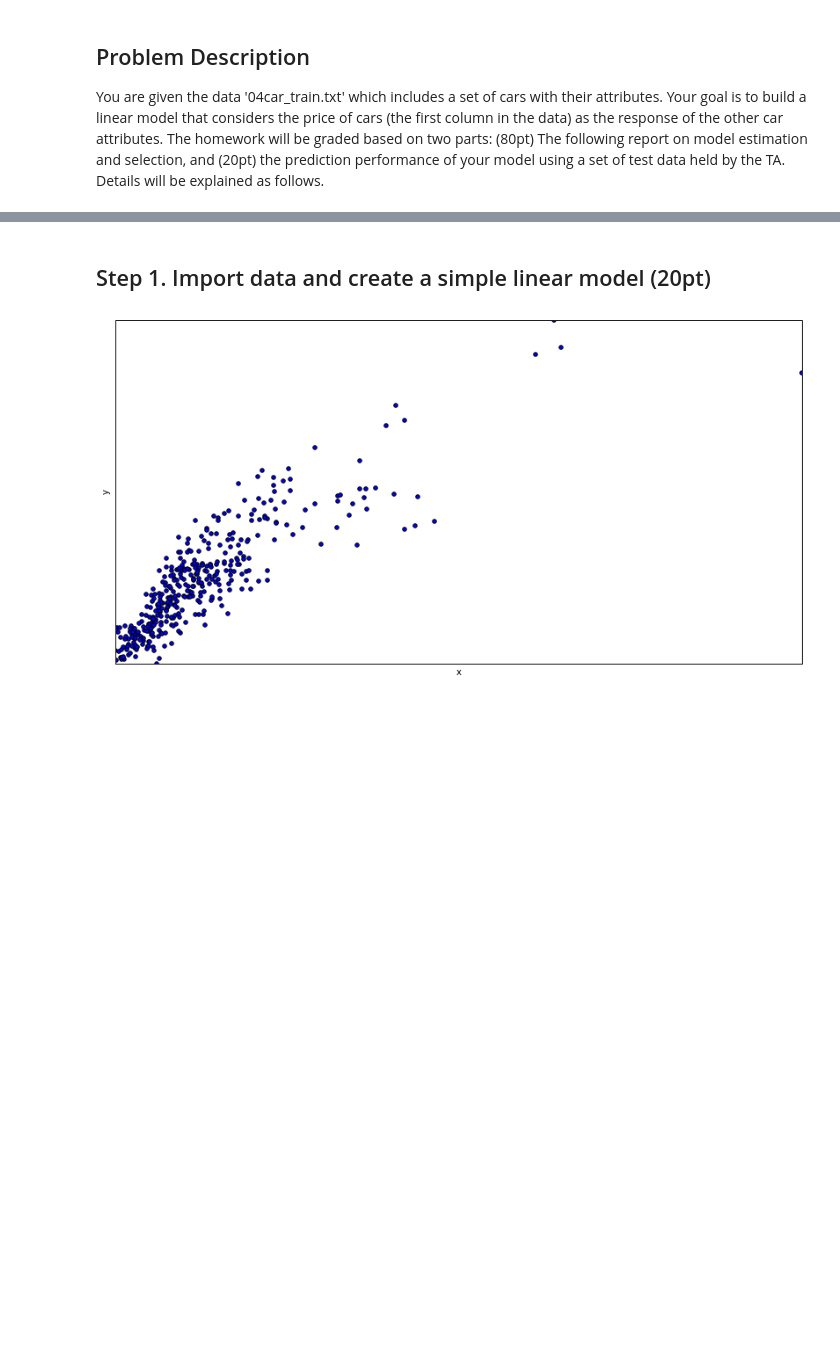
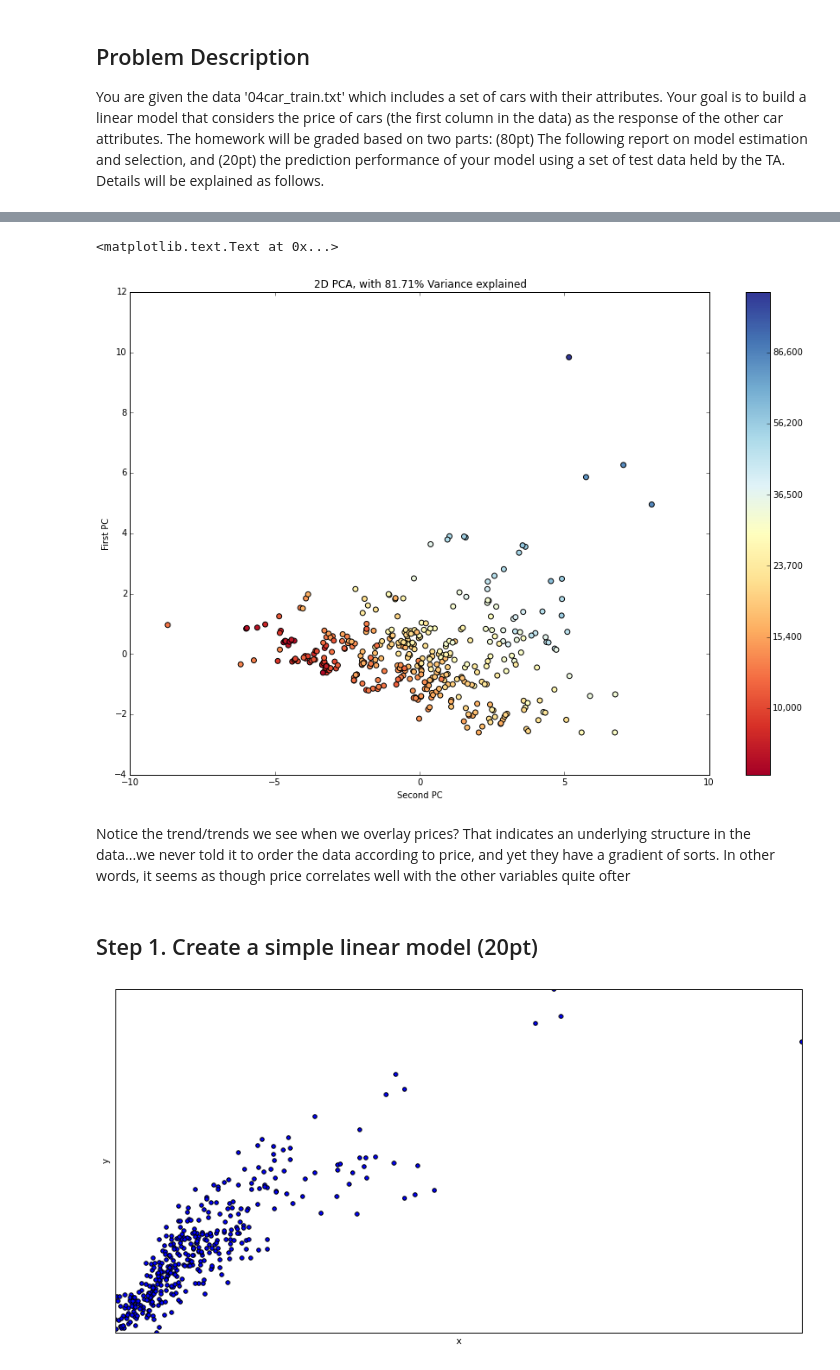
Before and after one commit to rtbs-dev/F15_MAE301, a Jupyter notebook: MAE301HW5_Student.ipynb, the cells around one changed output, grey strips where cells are left out. Saved outputs shown, nothing was run; the diff lists cells and outputs as text; code cells hidden in the pictures; blank space fills up the shorter version.

Commit message:
PCA plot and intro for HW5

```diff
--- a/MAE301HW5_Student.ipynb
+++ b/MAE301HW5_Student.ipynb
@@ -11,3 +46,28 @@ Perform PCA on attributes and plot out all cars on the plan of PC1 and PC2. Tag
+# %%
+from sklearn.decomposition import TruncatedSVD
+
+pca = TruncatedSVD(n_components=2)
+X_pca = pca.fit_transform(data_scaled) # Projects data into 2-dimensions, using the two highest PCs
+
+from matplotlib.colors import LogNorm # use a logscale for better visualization
+fig, ax = plt.subplots(figsize=(15,10))
+price = data[:,0] # the first column contains our (unscaled) prices
+cm = plt.cm.get_cmap('RdYlBu') # what colormap type we want (red->yellow->blue)
+sc = ax.scatter(X_pca[:,0], X_pca[:,1],
+                 norm=LogNorm(vmin=price.min(), vmax=price.max()),
+                 c=price, s=35, cmap=cm) # scatterplot, with color
+
+cbar = fig.colorbar(sc, ticks=np.logspace(4., 5.5, num=9)) # add a bar for reference
+cbar.ax.set_yticklabels(['{:,.0f}'.format(i) for i in np.round(np.logspace(4., 5.5, num=9),-2)])# what bar ticks to have
+
+ax.set_title("2D PCA, with "+'{0:.2%}'.format(pca.explained_variance_ratio_.sum())+" Variance explained")
+ax.set_ylabel("First PC")
+ax.set_xlabel("Second PC")
+# %% [output]
+<matplotlib.text.Text at 0x...>
+[figure, added]
+# %% [markdown]
+Notice the trend/trends we see when we overlay prices? That indicates an underlying structure in the data...we never told it to order the data according to price, and yet they have a gradient of sorts. In other words, it seems as though price correlates well with the other variables quite ofter
 # %% [markdown]
-## Step 1. Import data and create a simple linear model (20pt)
+## Step 1. Create a simple linear model (20pt)
 # %%
```
Also changed, not shown: parts of 9 cells of this notebook, 3 other files.
